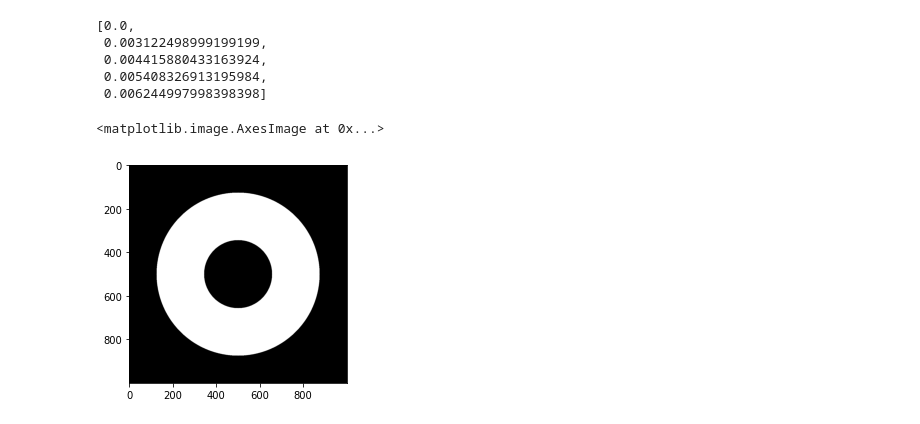
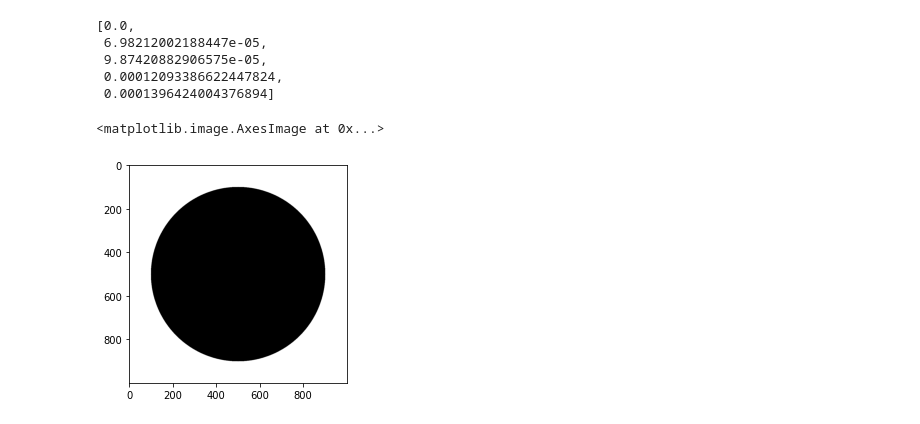
Before and after one commit to JuanDaAC/OpticalInstruments, a Jupyter notebook: Entrega 2/Pruebas/Arago.ipynb, the cells around one changed output. Cells and saved outputs as stored; diff of their text form; code cells hidden in the pictures.

```diff
--- a/Entrega 2/Pruebas/Arago.ipynb
+++ b/Entrega 2/Pruebas/Arago.ipynb
@@ -16,22 +16,22 @@ def ZonasFresnel(z,W_l,a,b):
         R[i] = np.sqrt((i*z*W_l)/2)
     return R
 # %%
-(ZonasFresnel(30,650*nm,0,5))
+(ZonasFresnel(15*mm,650*nm,0,5))
 # %% [output]
 [0.0,
- 0.003122498999199199,
- 0.004415880433163924,
- 0.005408326913195984,
- 0.006244997998398398]
+ 6.98212002188447e-05,
+ 9.87420882906575e-05,
+ 0.00012093386622447824,
+ 0.0001396424004376894]
 # %%
 #Apertura circular
-mask=np.zeros((1000,1000),dtype="uint8")
-cv2.circle(mask,(500,500),374,1,-1)
-cv2.circle(mask,(500,500),156,0,-1)
+mask=np.ones((1000,1000),dtype="uint8")
+cv2.circle(mask,(500,500),400,0,-1)
+#cv2.circle(mask,(500,500),200,0,-1)
 plt.imshow(mask,cmap="gray")
 # %% [output]
 <matplotlib.image.AxesImage at 0x...>
-[figure, old version]
+[figure, new version]
 # %%
 #Transformada de Fresnel FFT
 def TrFr(entrada,z,dx,dy,W_l):
```
Also changed, not shown: parts of 4 cells of this notebook, 2 other files.
